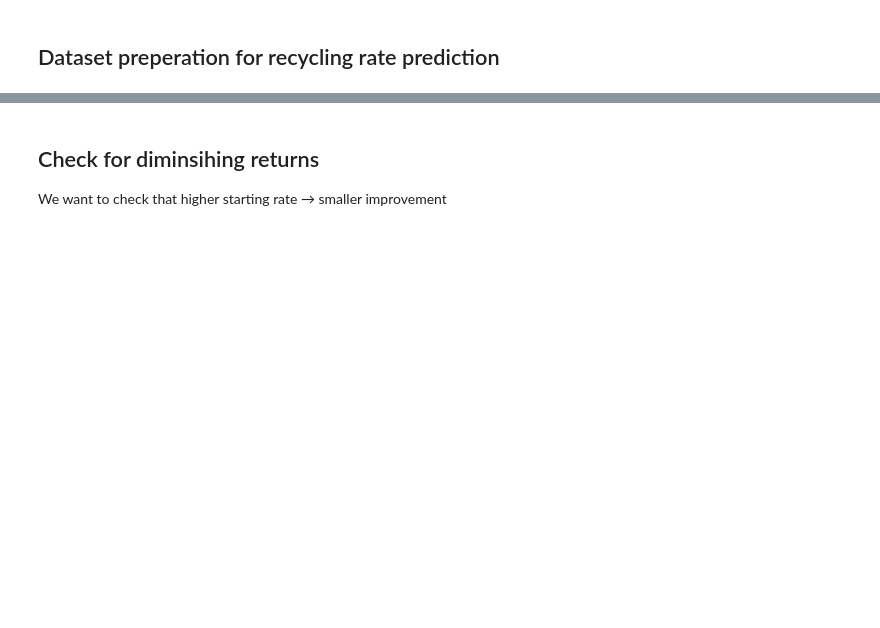
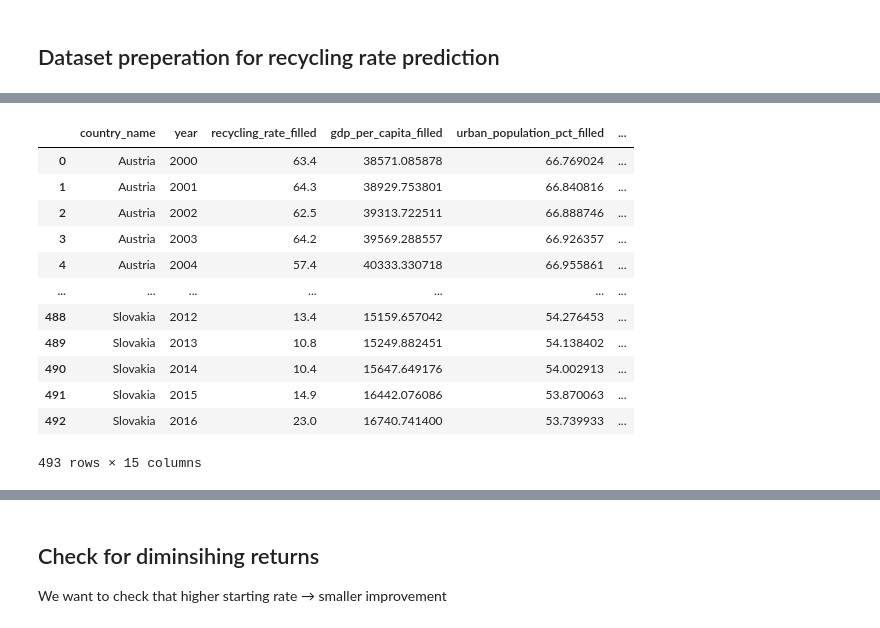
Before and after one commit to karnaukhmariia/recycling-in-europe, a Jupyter notebook: notebook.ipynb, the cells around one changed output, grey strips where cells are left out. Saved outputs shown, nothing was run; the diff lists cells and outputs as text; code cells hidden in the pictures; blank space fills up the shorter version.

```diff
--- a/notebook.ipynb
+++ b/notebook.ipynb
@@ -760,19 +1226,6 @@ def build_horizon_delta_dataset(
 
     if end_year is None:
         end_year = df["year"].max() - horizon
-
-    if feature_cols is None:
-        feature_cols = [
-            "recycling_rate_filled",
-            "gdp_per_capita_filled",
-            "urban_population_pct_filled",
-            "internet_users_pct_filled",
-            "renewable_energy_pct_filled",
-            "tourism_arrivals_filled",
-            "population_total_filled",
-            "manufacturing_value_added_pct_gdp_filled",
-            "government_effectiveness_estimate_filled"
-        ]
 
     # anchor data (t)
     df_t = df[
@@ -803,13 +1256,42 @@ def build_horizon_delta_dataset(
 
     return merged
 # %%
+feature_cols = [
+    "recycling_rate_filled",
+    "gdp_per_capita_filled",
+    "urban_population_pct_filled",
+    "internet_users_pct_filled",
+    "renewable_energy_pct_filled",
+    "tourism_arrivals_filled",
+    "population_total_filled",
+    "manufacturing_value_added_pct_gdp_filled",
+    "government_effectiveness_estimate_filled",
+    "highschool_completed_pct_filled",
+    "household_exp_percapita_filled"
+]
+
 # build dataset with horizon recycling rates (in 7 years)
 df_7yr = build_horizon_delta_dataset(
+    feature_cols = feature_cols,
     df=res_d1_d3,
-    horizon=7,
+    horizon=7
 )
 
 display(df_7yr)
+# %% [output]
+|  | country_name | year | recycling_rate_filled | gdp_per_capita_filled | urban_population_pct_filled | ... |
+| 0 | Austria | 2000 | 63.4 | 38571.085878 | 66.769024 | ... |
+| 1 | Austria | 2001 | 64.3 | 38929.753801 | 66.840816 | ... |
+| 2 | Austria | 2002 | 62.5 | 39313.722511 | 66.888746 | ... |
+| 3 | Austria | 2003 | 64.2 | 39569.288557 | 66.926357 | ... |
+| 4 | Austria | 2004 | 57.4 | 40333.330718 | 66.955861 | ... |
+| ... | ... | ... | ... | ... | ... | ... |
+| 488 | Slovakia | 2012 | 13.4 | 15159.657042 | 54.276453 | ... |
+| 489 | Slovakia | 2013 | 10.8 | 15249.882451 | 54.138402 | ... |
+| 490 | Slovakia | 2014 | 10.4 | 15647.649176 | 54.002913 | ... |
+| 491 | Slovakia | 2015 | 14.9 | 16442.076086 | 53.870063 | ... |
+| 492 | Slovakia | 2016 | 23.0 | 16740.741400 | 53.739933 | ... |
+493 rows × 15 columns
 # %%
 import matplotlib.pyplot as plt
 
```
Also changed, not shown: parts of 69 cells of this notebook, 4 other files.
